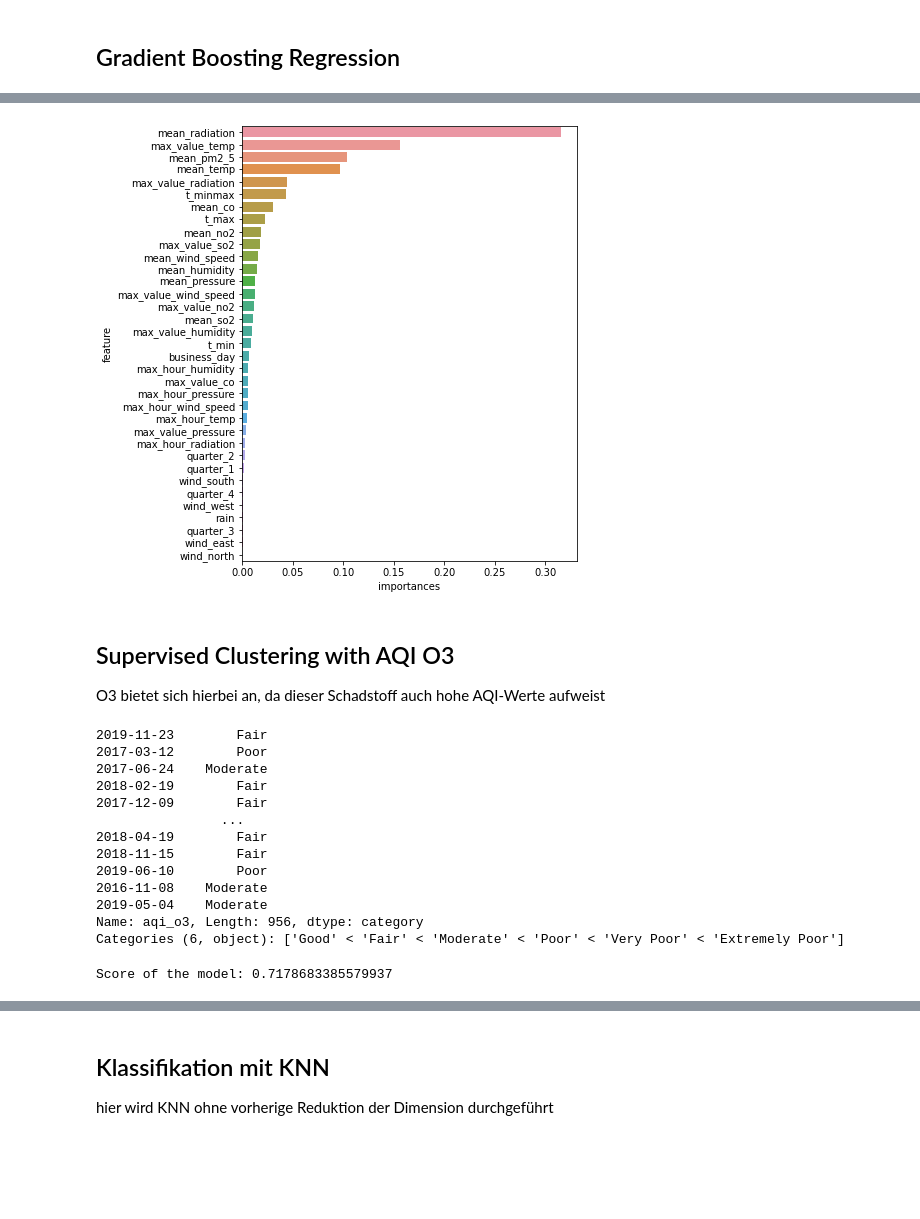
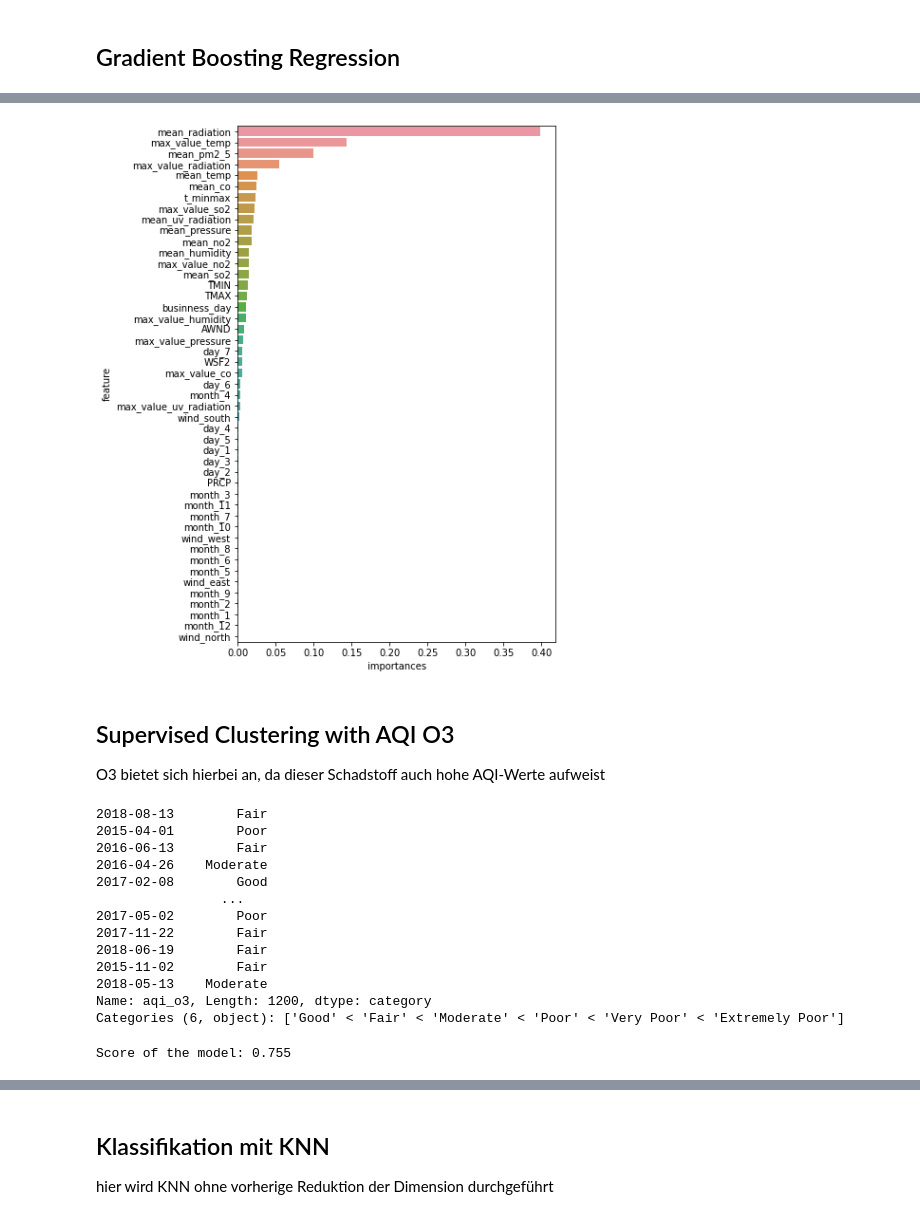
Before and after one commit to fxschmidt/AirPollution, a Jupyter notebook: Eigenes_Projekt/predict_and_forecast.ipynb, the cells around one changed output, grey strips where cells are left out. Drawn from its saved outputs; the diff is of its cells as text; code cells hidden in the pictures; blank space fills up the shorter version.

```diff
--- a/Eigenes_Projekt/predict_and_forecast.ipynb
+++ b/Eigenes_Projekt/predict_and_forecast.ipynb
@@ -23,6 +23,6 @@ from xgboost import XGBClassifier
 'HDF ist ein deutlich besseres Format als csv/txt/... -> Dateitypen + Index bleibt erhalten '
 pollution = pd.read_hdf("Pollution_Data/pollutant_data.h5")
 predictor = pd.read_hdf("Predictor_Data/all.h5")
-#predictor.info()
-predictor.columns
+kalender = pd.read_hdf("Predictor_Data/kalender.h5")
+pollution.info()
 # %% [output]
@@ -79,0 +51,8 @@ predict_today_dropna.shape
+# %%
+predict_today=kalender.join(predictor)
+# hinzufügen der Schadstoff Werte (ohne max_hour)
+predict_today = predict_today.join(pollution.drop(['max_hour_co', 'max_hour_so2',
+                                                   'max_hour_no2','max_hour_o3',"aqi_idxmax"],axis=1))
+predict_today=predict_today.drop(['max_hour_temp',  'max_hour_humidity', 'max_hour_radiation', 'max_hour_uv_radiation','max_hour_pressure', ],axis=1)
+predict_today_dropna=predict_today.dropna()
+predict_today_dropna.shape
@@ -80,21 +76,18 @@ predict_today_dropna.shape
 # %%
 #vorher Standartisieren
-col_to_scale=[     'mean_wind_speed', 'max_value_wind_speed',  'max_hour_wind_speed',
-                  'mean_temp',       'max_value_temp',        'max_hour_temp',
-              'mean_humidity',   'max_value_humidity',    'max_hour_humidity',
-             'mean_radiation',  'max_value_radiation',   'max_hour_radiation',
-              'mean_pressure',   'max_value_pressure',    'max_hour_pressure',
-                       'rain',                't_max',                't_min',
-                   't_minmax',              'mean_co',
-               'max_value_co',             'mean_so2',        'max_value_so2',
-                   'mean_no2',        'max_value_no2',              'mean_o3',
-               'max_value_o3',           'mean_pm2_5']
+col_to_scale=['PRCP', 'TMAX', 'TMIN', 'AWND', 'WSF2', 't_minmax',
+       'mean_temp', 'max_value_temp', 'mean_humidity', 'max_value_humidity',
+       'mean_radiation', 'max_value_radiation', 'mean_uv_radiation',
+       'max_value_uv_radiation', 'mean_pressure', 'max_value_pressure',
+       'mean_co',
+       'max_value_co', 'mean_so2', 'max_value_so2', 'mean_no2',
+       'max_value_no2', 'mean_o3', 'max_value_o3', 'mean_pm2_5',]
 st_scaler=StandardScaler()
 predict_today_dropna[col_to_scale] = st_scaler.fit_transform(predict_today_dropna[col_to_scale])
 
 predict_column="max_value_o3"
 X_train , X_test , y_train , y_test = train_test_split(predict_today_dropna.drop(['aqi_pm2_5','aqi_so2',
-                                                                           'aqi_no2','aqi_o3',predict_column,"mean_o3"],axis=1),
+                                                                           'aqi_no2','aqi_o3',predict_column,"mean_o3","aqi_max"],axis=1),
                                                        predict_today_dropna[predict_column])
 # %% [output]
 A value is trying to be set on a copy of a slice from a DataFrame.
@@ -303,10 +297,10 @@ R2: 0.7651482999883505
 # %%
 gbr_data=pd.DataFrame(data={"importances":rfr_o3_search.best_estimator_.feature_importances_,"feature":rfr_o3_search.best_estimator_.feature_names_in_})
 gbr_data=gbr_data.sort_values("importances",ascending=False)
-fig,ax=plt.subplots(1,1,figsize=(6,8))
+fig,ax=plt.subplots(1,1,figsize=(6,10))
 ax=sns.barplot(x=gbr_data["importances"],y=gbr_data.feature,orient="h")
 # %% [output]
-[figure, old version]
+[figure, new version]
 # %% [markdown]
 ## Supervised Clustering with AQI O3
 O3 bietet sich hierbei an, da dieser Schadstoff auch hohe AQI-Werte aufweist
@@ -317,18 +311,18 @@ X_train_classify , X_test_classify , y_train_classify , y_test_classify = train_
                                                        predict_today_dropna[predict_column],random_state=1)
 y_train_classify
 # %% [output]
-2019-11-23        Fair
-2017-03-12        Poor
-2017-06-24    Moderate
-2018-02-19        Fair
-2017-12-09        Fair
+2018-08-13        Fair
+2015-04-01        Poor
+2016-06-13        Fair
+2016-04-26    Moderate
+2017-02-08        Good
                 ...
-2018-04-19        Fair
-2018-11-15        Fair
-2019-06-10        Poor
-2016-11-08    Moderate
-2019-05-04    Moderate
-Name: aqi_o3, Length: 956, dtype: category
+2017-05-02        Poor
+2017-11-22        Fair
+2018-06-19        Fair
+2015-11-02        Fair
+2018-05-13    Moderate
+Name: aqi_o3, Length: 1200, dtype: category
 Categories (6, object): ['Good' < 'Fair' < 'Moderate' < 'Poor' < 'Very Poor' < 'Extremely Poor']
 # %%
 rfc = RandomForestClassifier(max_depth=200,min_samples_split=10)
@@ -336,7 +330,7 @@ rfc.fit(X_train_classify,y_train_classify)
 score= rfc.score(X_test_classify,y_test_classify)
 print(f"Score of the model: {score}")
 # %% [output]
-Score of the model: 0.7178683385579937
+Score of the model: 0.755
 # %%
 model=rfc
 y_predict=model.predict(X_test_classify)
```
Also changed, not shown: parts of 46 cells of this notebook, 18 other files.
